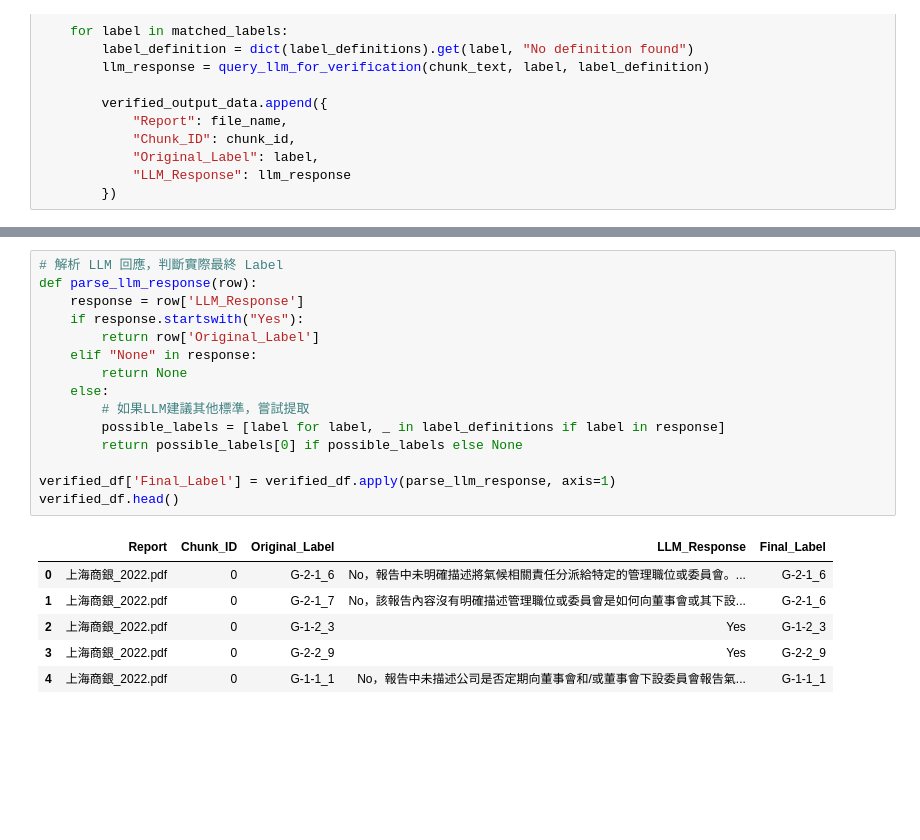
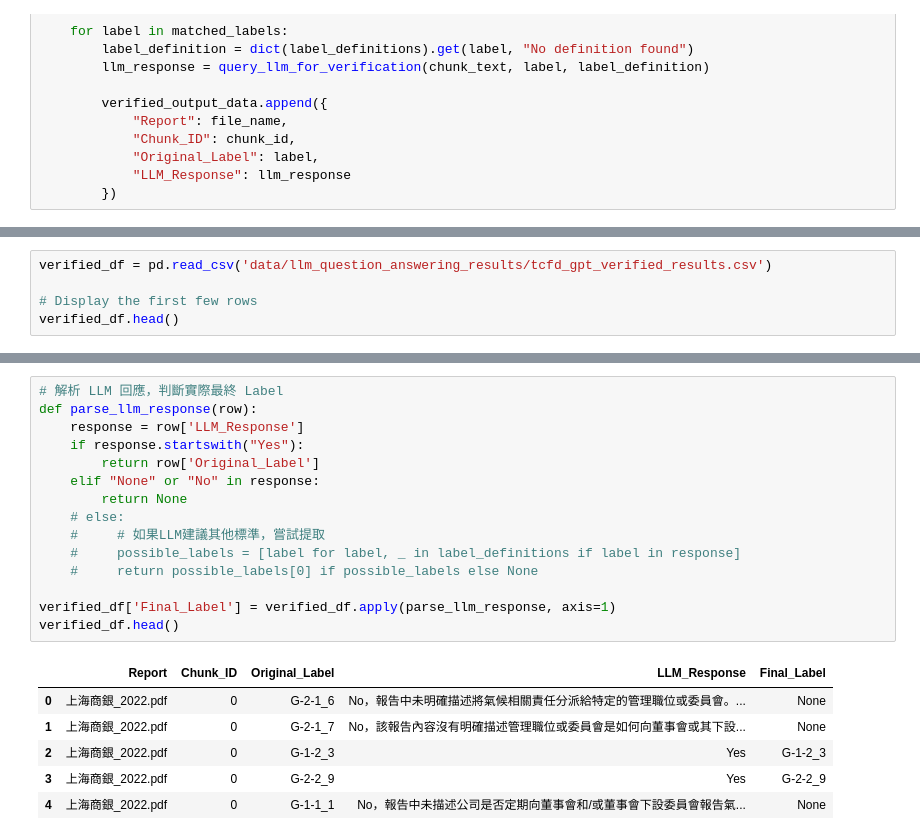
Before and after one commit to Mattis3858/rag_for_tcfd_reports, a Jupyter notebook: llm_second_verification_accuracy_analysis.ipynb, the cells around one changed output, grey strips where cells are left out. Cells and saved outputs as stored; diff of their text form; blank space fills up the shorter version.

```diff
--- a/llm_second_verification_accuracy_analysis.ipynb
+++ b/llm_second_verification_accuracy_analysis.ipynb
@@ -92,0 +82,5 @@ verified_df.head()
+# %%
+verified_df = pd.read_csv('data/llm_question_answering_results/tcfd_gpt_verified_results.csv')
+
+# Display the first few rows
+verified_df.head()
@@ -93,22 +94,22 @@ verified_df.head()
 # %%
 # 解析 LLM 回應，判斷實際最終 Label
 def parse_llm_response(row):
     response = row['LLM_Response']
     if response.startswith("Yes"):
         return row['Original_Label']
-    elif "None" in response:
+    elif "None" or "No" in response:
         return None
-    else:
-        # 如果LLM建議其他標準，嘗試提取
-        possible_labels = [label for label, _ in label_definitions if label in response]
-        return possible_labels[0] if possible_labels else None
+    # else:
+    #     # 如果LLM建議其他標準，嘗試提取
+    #     possible_labels = [label for label, _ in label_definitions if label in response]
+    #     return possible_labels[0] if possible_labels else None
 
 verified_df['Final_Label'] = verified_df.apply(parse_llm_response, axis=1)
 verified_df.head()
 # %% [output]
 |  | Report | Chunk_ID | Original_Label | LLM_Response | Final_Label |
-| 0 | 上海商銀_2022.pdf | 0 | G-2-1_6 | No，報告中未明確描述將氣候相關責任分派給特定的管理職位或委員會。... | G-2-1_6 |
-| 1 | 上海商銀_2022.pdf | 0 | G-2-1_7 | No，該報告內容沒有明確描述管理職位或委員會是如何向董事會或其下設... | G-2-1_6 |
+| 0 | 上海商銀_2022.pdf | 0 | G-2-1_6 | No，報告中未明確描述將氣候相關責任分派給特定的管理職位或委員會。... | None |
+| 1 | 上海商銀_2022.pdf | 0 | G-2-1_7 | No，該報告內容沒有明確描述管理職位或委員會是如何向董事會或其下設... | None |
 | 2 | 上海商銀_2022.pdf | 0 | G-1-2_3 | Yes | G-1-2_3 |
 | 3 | 上海商銀_2022.pdf | 0 | G-2-2_9 | Yes | G-2-2_9 |
-| 4 | 上海商銀_2022.pdf | 0 | G-1-1_1 | No，報告中未描述公司是否定期向董事會和/或董事會下設委員會報告氣... | G-1-1_1 |
+| 4 | 上海商銀_2022.pdf | 0 | G-1-1_1 | No，報告中未描述公司是否定期向董事會和/或董事會下設委員會報告氣... | None |
```
Also changed, not shown: parts of 12 cells of this notebook, 2 other files.
